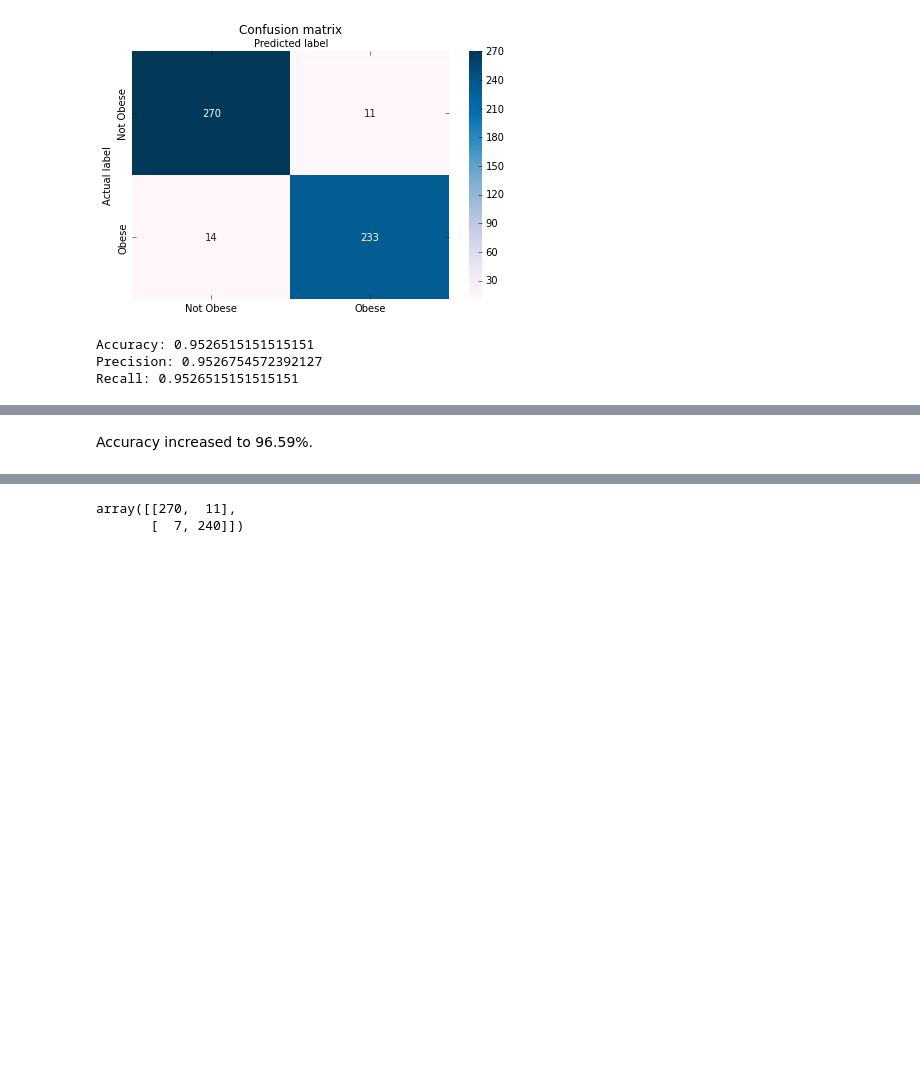
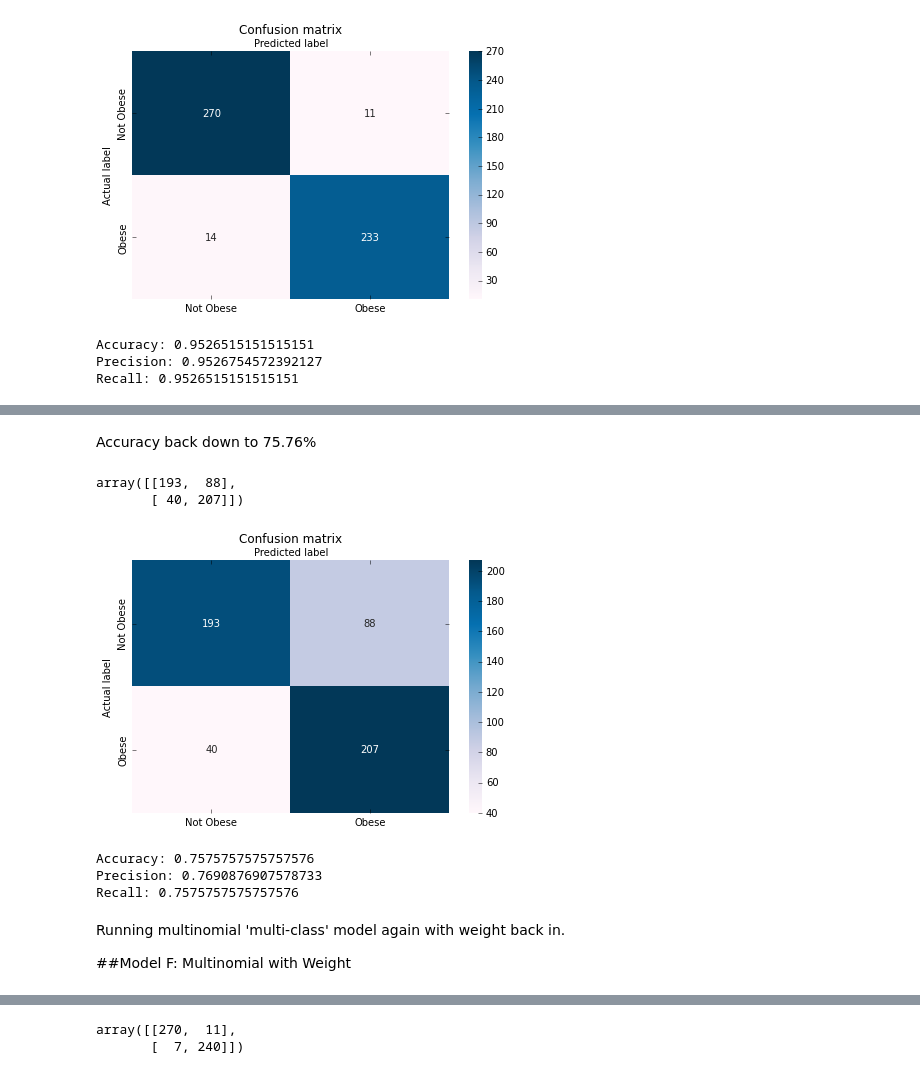
Before and after one commit to krisdsutton/data201, a Jupyter notebook: Kris_Sutton_Data201_Project2_Obesity.ipynb, the cells around one changed output, grey strips where cells are left out. Saved outputs shown, nothing was run; the diff lists cells and outputs as text; code cells hidden in the pictures; blank space fills up the shorter version.

```diff
--- a/Kris_Sutton_Data201_Project2_Obesity.ipynb
+++ b/Kris_Sutton_Data201_Project2_Obesity.ipynb
@@ -565,0 +807,6 @@ Source (https://etr359.medium.com/multi-class-classification-in-python-691821655
+# %%
+#split dataset into feature (independent variables) and target (dependent) variables
+feature_cols = ['Age', 'Height', 'Family','FAVC','CAEC','SMOKE', 'FAF', 'CALC', 'FCVC', 'NCP', 'Gender',
+                'CH2O', 'SCC', 'TUE']
+X = obesity[feature_cols] # Features
+y = obesity.NObeyesdad # Target variable
@@ -566,3 +822,8 @@ Source (https://etr359.medium.com/multi-class-classification-in-python-691821655
+# %%
+#split X and y into training and testing sets
+#dataset broken into two parts, 75% will be used for model training and 25% for model testing
+from sklearn.model_selection import train_test_split
+X_train,X_test,y_train,y_test=train_test_split(X,y,test_size=0.25,random_state=0)
 # %%
 # instantiate the model (using the default parameters)
 logreg = LogisticRegression(multi_class='multinomial',solver='lbfgs')
@@ -602,2 +859,38 @@ weighted avg       0.97      0.97      0.97       528
-# %% [markdown]
-Accuracy increased to 96.59%.
+# %% [markdown]
+Accuracy back down to 75.76%
+# %%
+# import the metrics class
+cnf_matrix = metrics.confusion_matrix(y_test, y_pred)
+cnf_matrix
+# %% [output]
+array([[193,  88],
+       [ 40, 207]])
+# %%
+#name of classes
+%matplotlib inline
+class_names=['Not Obese', 'Obese']
+fig, ax = plt.subplots()
+tick_marks = np.arange(len(class_names))
+#heatmap
+sns.heatmap(pd.DataFrame(cnf_matrix), annot=True, cmap="PuBu" ,fmt='g')
+ax.xaxis.set_label_position("top")
+plt.tight_layout()
+plt.title('Confusion matrix', y=1.1)
+plt.ylabel('Actual label')
+plt.xlabel('Predicted label')
+ax.xaxis.set_ticklabels(['Not Obese', 'Obese'])
+ax.yaxis.set_ticklabels(['Not Obese', 'Obese']);
+# %% [output]
+[figure, added]
+# %%
+print("Accuracy:", accuracy_score(y_test, y_pred))
+print("Precision:", precision_score(y_test, y_pred, average='weighted'))
+print("Recall:", recall_score(y_test, y_pred, average= 'weighted'))
+# %% [output]
+Accuracy: 0.7575757575757576
+Precision: 0.7690876907578733
+Recall: 0.7575757575757576
+# %% [markdown]
+Running multinomial 'multi-class' model again with weight back in.
+
+##Model F:  Multinomial with Weight
```
Also changed, not shown: parts of 58 cells of this notebook.
